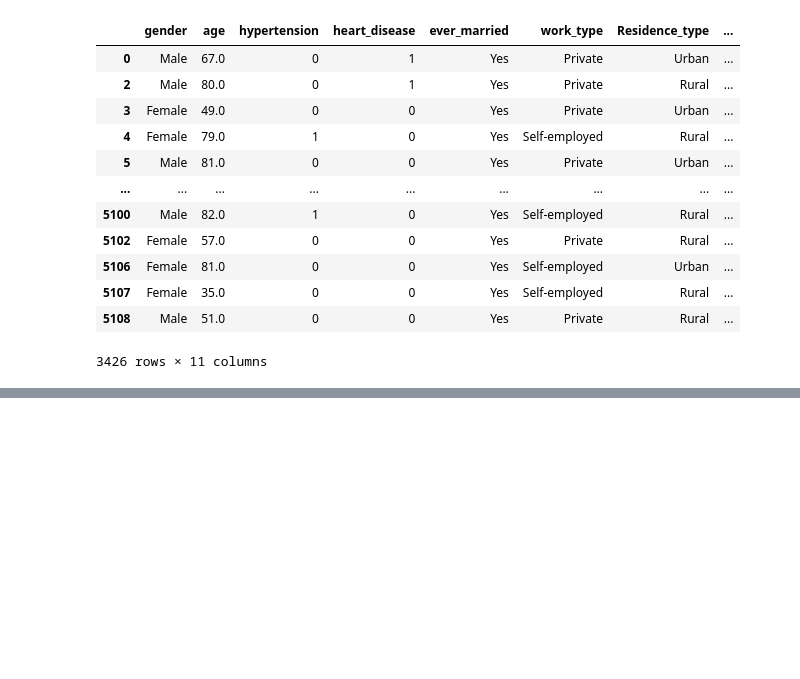
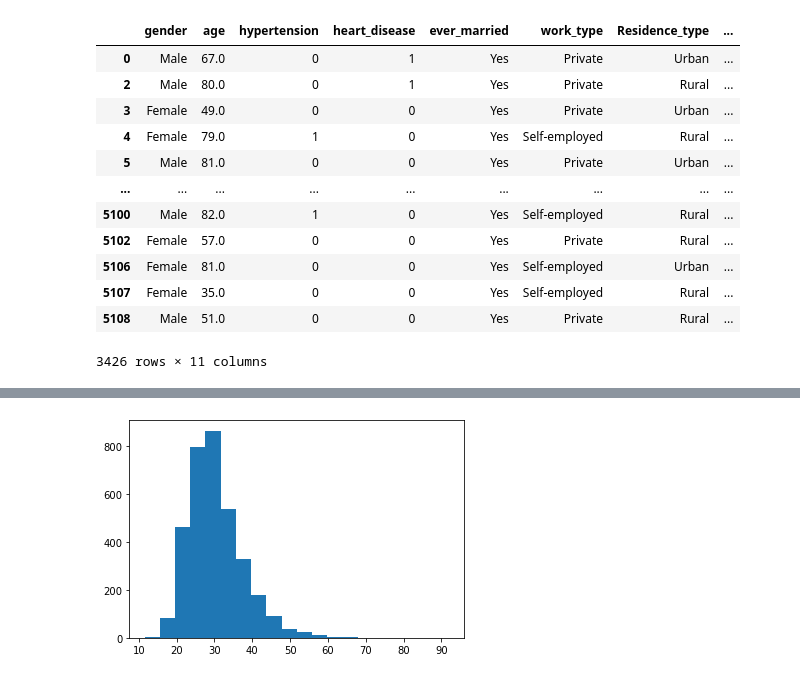
Before and after one commit to jasonarikupurathu/stroke-predictions, a Jupyter notebook: Data-Cleaning-Notebook.ipynb, the cells around one changed output, grey strips where cells are left out. Cells and saved outputs as stored; diff of their text form; code cells hidden in the pictures; blank space fills up the shorter version.

```diff
--- a/Data-Cleaning-Notebook.ipynb
+++ b/Data-Cleaning-Notebook.ipynb
@@ -171,0 +152,4 @@ X_test.to_csv('stroke_test_set.csv')
+# %%
+plt.hist(df.bmi, bins = 20);
+# %% [output]
+[figure, added]
```
Also changed, not shown: parts of 19 cells of this notebook, 4 other files.
